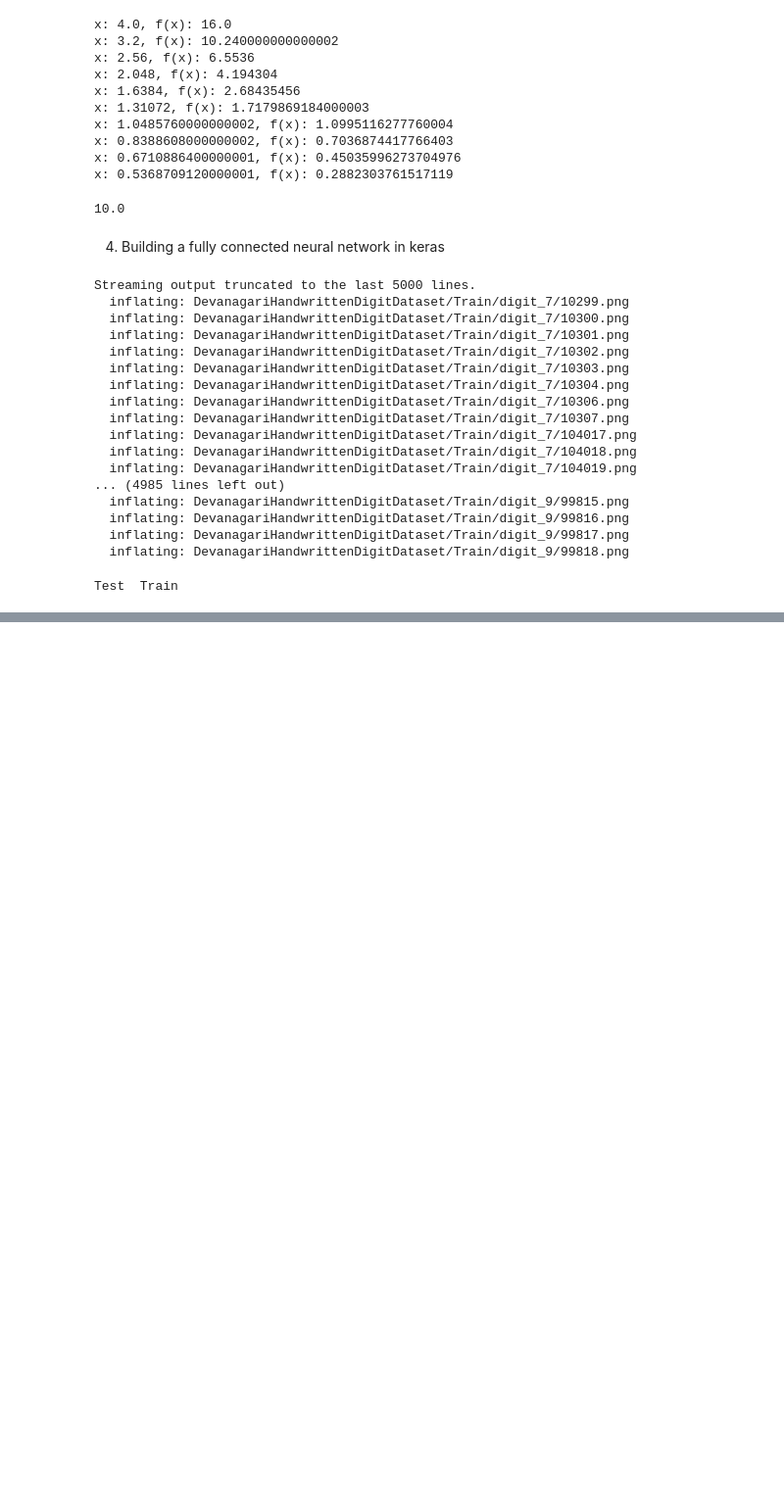
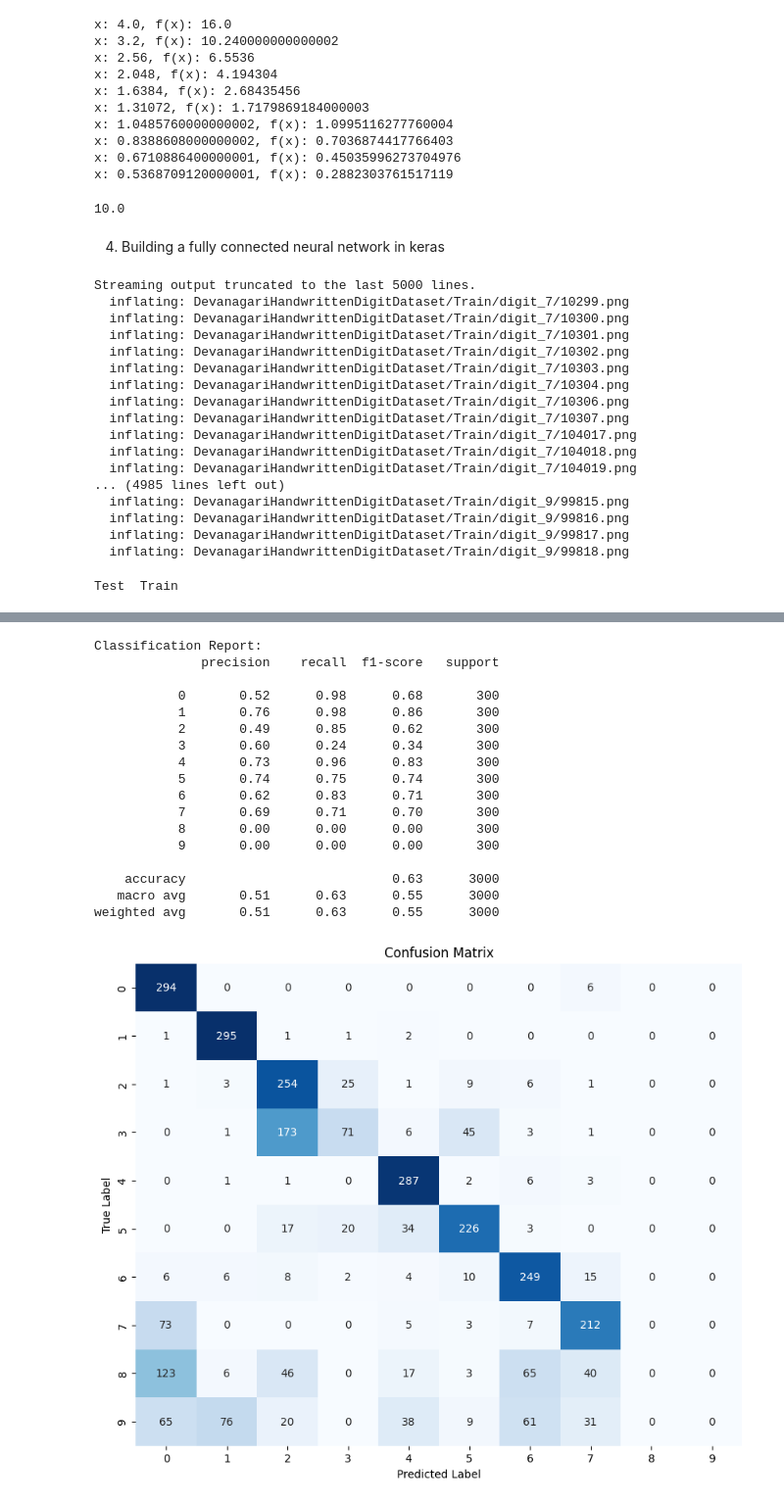
Before and after one commit to rideonShootingstars/AI-MachineLearningModuleSem6, a Jupyter notebook: NemahangRai_Workshop4ynb.ipynb, the cells around one changed output, grey strips where cells are left out. Shown at 98% size. Drawn from its saved outputs; the diff is of its cells as text; code cells hidden in the pictures; blank space fills up the shorter version.

```diff
--- a/NemahangRai_Workshop4ynb.ipynb
+++ b/NemahangRai_Workshop4ynb.ipynb
@@ -294,0 +265,37 @@ Loaded Model Accuracy: 0.6083333492279053
+# %%
+from sklearn.metrics import classification_report, confusion_matrix
+import seaborn as sns
+import matplotlib.pyplot as plt
+
+# Classification Report
+print("Classification Report:")
+print(classification_report(true_labels, predicted_labels))
+
+# Confusion Matrix
+cm = confusion_matrix(true_labels, predicted_labels)
+plt.figure(figsize=(10, 8))
+sns.heatmap(cm, annot=True, fmt="d", cmap="Blues", cbar=False,
+            xticklabels=range(10), yticklabels=range(10))
+plt.xlabel("Predicted Label")
+plt.ylabel("True Label")
+plt.title("Confusion Matrix")
+plt.show()
+# %% [output]
+Classification Report:
+              precision    recall  f1-score   support
+
+           0       0.52      0.98      0.68       300
+           1       0.76      0.98      0.86       300
+           2       0.49      0.85      0.62       300
+           3       0.60      0.24      0.34       300
+           4       0.73      0.96      0.83       300
+           5       0.74      0.75      0.74       300
+           6       0.62      0.83      0.71       300
+           7       0.69      0.71      0.70       300
+           8       0.00      0.00      0.00       300
+           9       0.00      0.00      0.00       300
+
+    accuracy                           0.63      3000
+   macro avg       0.51      0.63      0.55      3000
+weighted avg       0.51      0.63      0.55      3000
+[figure, added]
```
Also changed, not shown: parts of 7 cells of this notebook, 1 other file.
